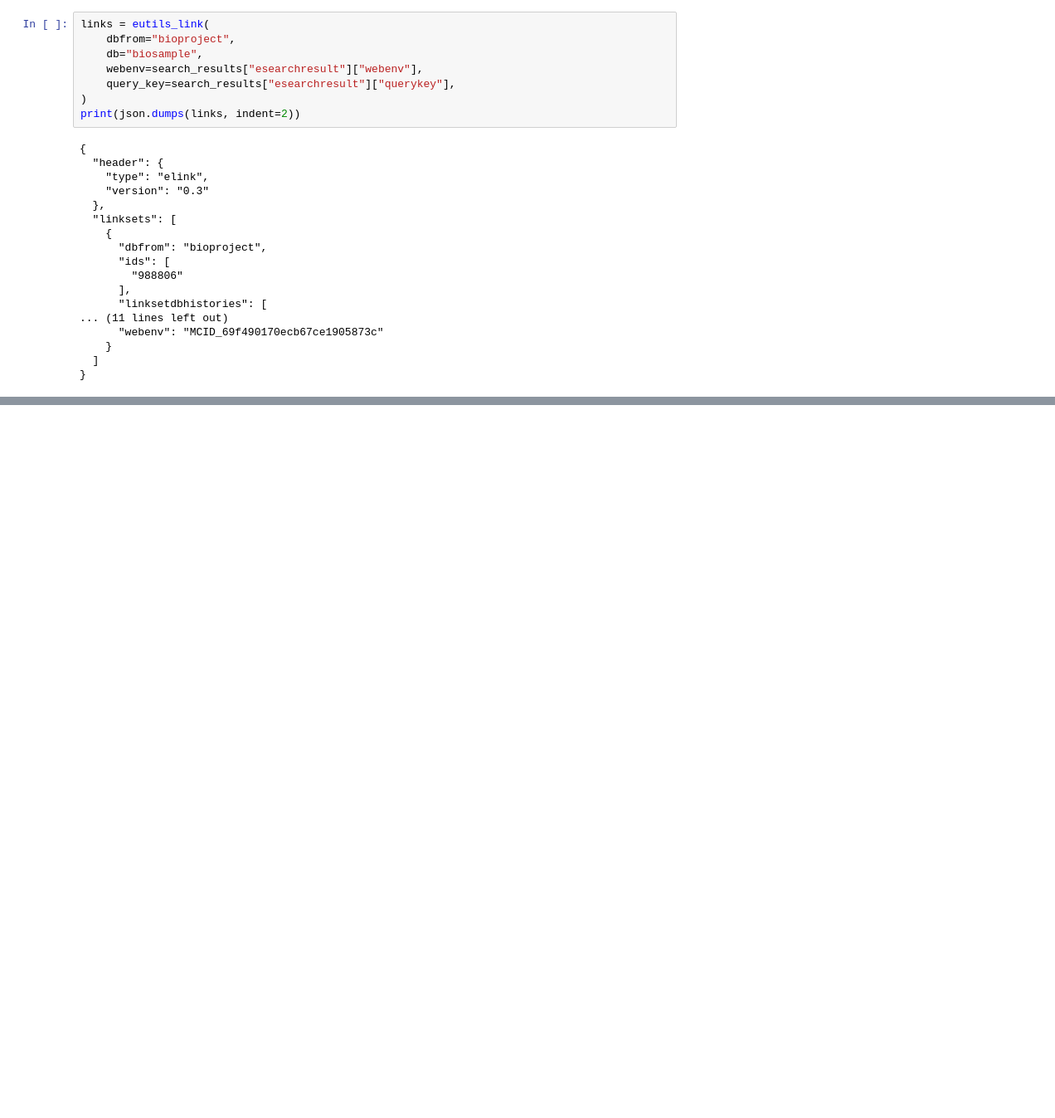
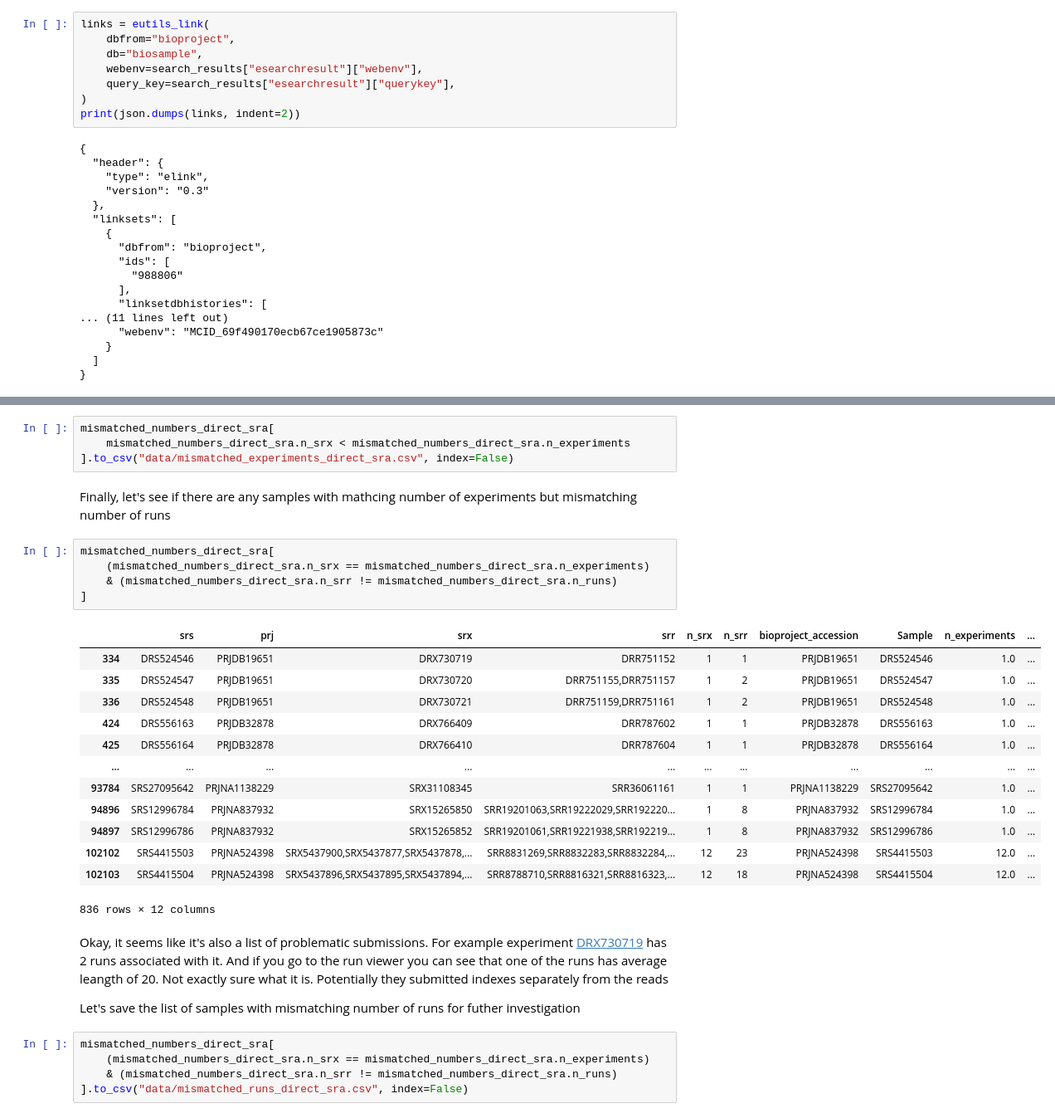
Before and after one commit to cellgeni/fetch-series, a Jupyter notebook: notebooks/bioproject.ipynb, the cells around one changed output, grey strips where cells are left out. Shown at 83% size. Cells and saved outputs as stored; diff of their text form; blank space fills up the shorter version.

```diff
--- a/notebooks/bioproject.ipynb
+++ b/notebooks/bioproject.ipynb
@@ -529,0 +973,34 @@ print(json.dumps(runs, indent=2))
+# %%
+mismatched_numbers_direct_sra[
+    mismatched_numbers_direct_sra.n_srx < mismatched_numbers_direct_sra.n_experiments
+].to_csv("data/mismatched_experiments_direct_sra.csv", index=False)
+# %% [markdown]
+Finally, let's see if there are any samples with mathcing number of experiments but mismatching number of runs
+# %%
+mismatched_numbers_direct_sra[
+    (mismatched_numbers_direct_sra.n_srx == mismatched_numbers_direct_sra.n_experiments)
+    & (mismatched_numbers_direct_sra.n_srr != mismatched_numbers_direct_sra.n_runs)
+]
+# %% [output]
+|  | srs | prj | srx | srr | n_srx | n_srr | bioproject_accession | Sample | n_experiments | ... |
+| 334 | DRS524546 | PRJDB19651 | DRX730719 | DRR751152 | 1 | 1 | PRJDB19651 | DRS524546 | 1.0 | ... |
+| 335 | DRS524547 | PRJDB19651 | DRX730720 | DRR751155,DRR751157 | 1 | 2 | PRJDB19651 | DRS524547 | 1.0 | ... |
+| 336 | DRS524548 | PRJDB19651 | DRX730721 | DRR751159,DRR751161 | 1 | 2 | PRJDB19651 | DRS524548 | 1.0 | ... |
+| 424 | DRS556163 | PRJDB32878 | DRX766409 | DRR787602 | 1 | 1 | PRJDB32878 | DRS556163 | 1.0 | ... |
+| 425 | DRS556164 | PRJDB32878 | DRX766410 | DRR787604 | 1 | 1 | PRJDB32878 | DRS556164 | 1.0 | ... |
+| ... | ... | ... | ... | ... | ... | ... | ... | ... | ... | ... |
+| 93784 | SRS27095642 | PRJNA1138229 | SRX31108345 | SRR36061161 | 1 | 1 | PRJNA1138229 | SRS27095642 | 1.0 | ... |
+| 94896 | SRS12996784 | PRJNA837932 | SRX15265850 | SRR19201063,SRR19222029,SRR192220... | 1 | 8 | PRJNA837932 | SRS12996784 | 1.0 | ... |
+| 94897 | SRS12996786 | PRJNA837932 | SRX15265852 | SRR19201061,SRR19221938,SRR192219... | 1 | 8 | PRJNA837932 | SRS12996786 | 1.0 | ... |
+| 102102 | SRS4415503 | PRJNA524398 | SRX5437900,SRX5437877,SRX5437878,... | SRR8831269,SRR8832283,SRR8832284,... | 12 | 23 | PRJNA524398 | SRS4415503 | 12.0 | ... |
+| 102103 | SRS4415504 | PRJNA524398 | SRX5437896,SRX5437895,SRX5437894,... | SRR8788710,SRR8816321,SRR8816323,... | 12 | 18 | PRJNA524398 | SRS4415504 | 12.0 | ... |
+836 rows × 12 columns
+# %% [markdown]
+Okay, it seems like it's also a list of problematic submissions. For example experiment [DRX730719](https://www.ncbi.nlm.nih.gov/sra/?term=DRX730719) has 2 runs associated with it. And if you go to the run viewer you can see that one of the runs has average leangth of 20. Not exactly sure what it is. Potentially they submitted indexes separately from the reads
+
+Let's save the list of samples with mismatching number of runs for futher investigation
+# %%
+mismatched_numbers_direct_sra[
+    (mismatched_numbers_direct_sra.n_srx == mismatched_numbers_direct_sra.n_experiments)
+    & (mismatched_numbers_direct_sra.n_srr != mismatched_numbers_direct_sra.n_runs)
+].to_csv("data/mismatched_runs_direct_sra.csv", index=False)
```
Also changed, not shown: parts of 62 cells of this notebook.
